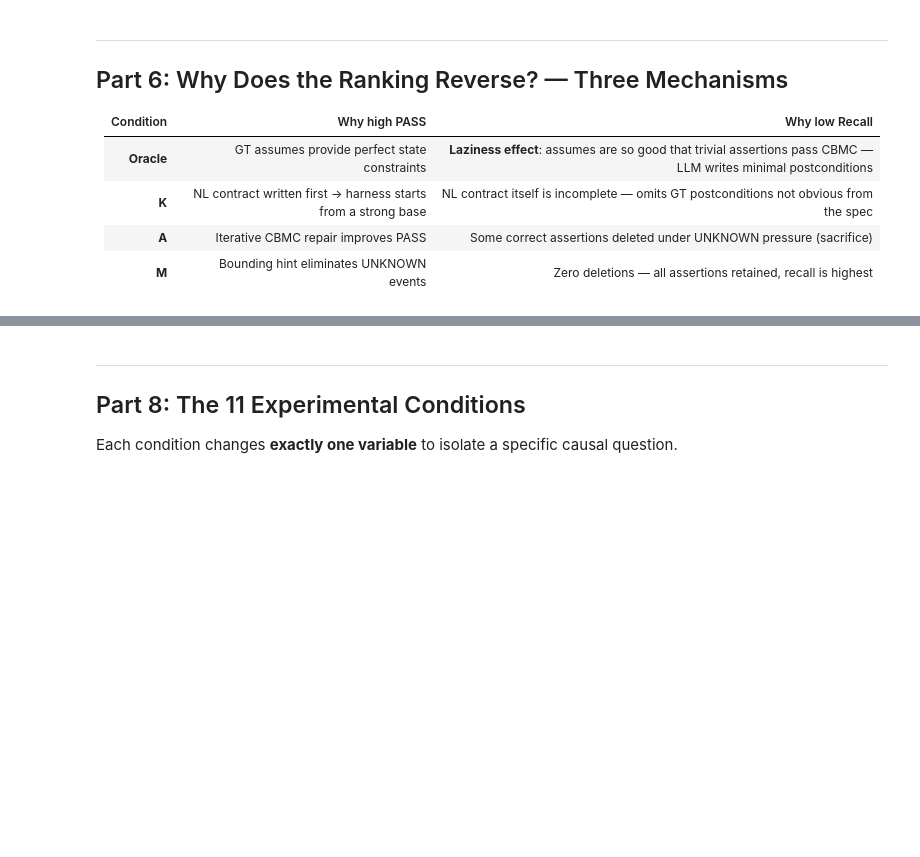
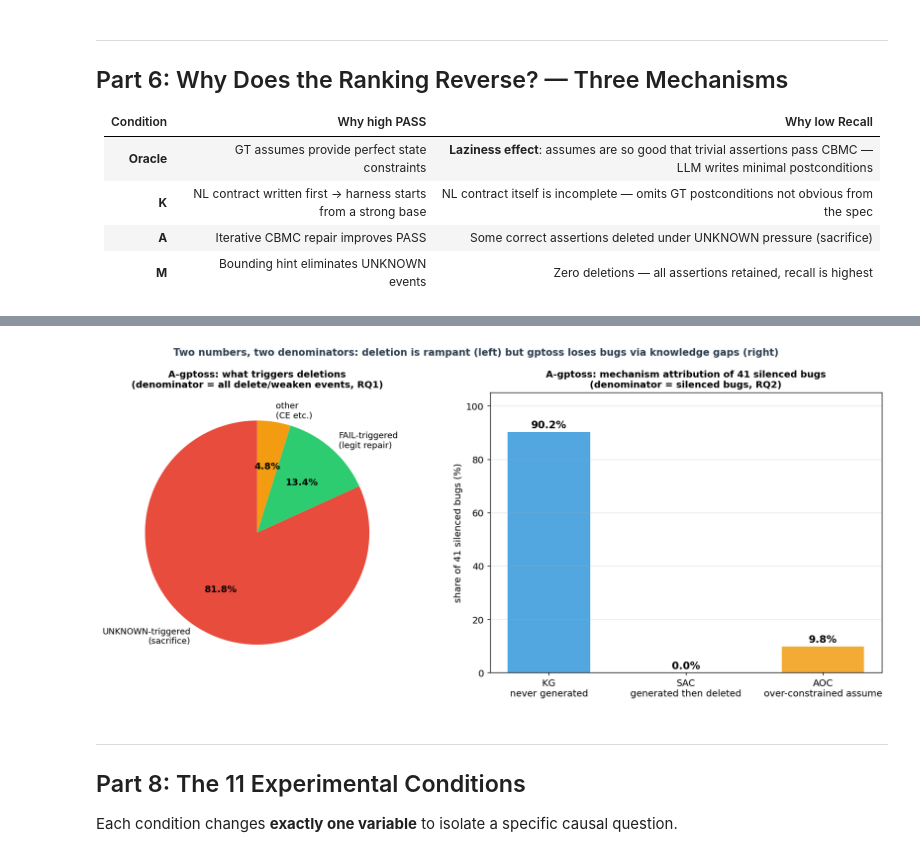
Before and after one commit to LukeW1999/LLM4Harness, a Jupyter notebook: experiment_explainer_en.ipynb, the cells around one changed output, grey strips where cells are left out. Drawn from its saved outputs; the diff is of its cells as text; code cells hidden in the pictures; blank space fills up the shorter version.

```diff
--- a/experiment_explainer_en.ipynb
+++ b/experiment_explainer_en.ipynb
@@ -383,51 +439,32 @@ These are **not contradictory** — they measure two different gaps with differe
 # %%
 fig, axes = plt.subplots(1, 2, figsize=(14, 6))
 
-# Left: what triggers deletions (sacrifice ratio denominator = ALL deletions)
 ax = axes[0]
-labels_l = ['UNKNOWN-triggered\n(Sacrifice)', 'FAIL-triggered\n(Legitimate fix)', 'COMPILE_ERROR-triggered']
-sizes_l = [92.3, 4.8, 2.9]
-colors_l = ['#e74c3c', '#2ecc71', '#f39c12']
-wedges, texts, autotexts = ax.pie(sizes_l, labels=labels_l, colors=colors_l,
-                                   autopct='%1.1f%%', startangle=90,
-                                   textprops={'fontsize': 10})
-for at in autotexts:
-    at.set_fontsize(11); at.set_fontweight('bold')
-ax.set_title('Condition A: what triggers deletions?\n(denominator = ALL deletions)',
+labels = ['UNKNOWN-triggered\n(sacrifice)', 'FAIL-triggered\n(legit repair)', 'other\n(CE etc.)']
+sizes = [81.8, 13.4, 4.8]
+colors = ['#e74c3c', '#2ecc71', '#f39c12']
+w, t, at = ax.pie(sizes, labels=labels, colors=colors, autopct='%1.1f%%',
+                  startangle=90, textprops={'fontsize': 10})
+for a in at: a.set_fontsize(11); a.set_fontweight('bold')
+ax.set_title('A-gptoss: what triggers deletions\n(denominator = all delete/weaken events, RQ1)',
              fontsize=11, fontweight='bold')
 
-# Right: where do GT misses come from (97% denominator = GT missed assertions)
 ax = axes[1]
-cats = ['Never generated\n(knowledge gap, 97%)',
-        'Deleted sacrifice\n(active removal, 2.5%)',
-        'Other/unclear\n(0.5%)']
-vals = [97.0, 2.5, 0.5]
-bar_colors = ['#3498db', '#e74c3c', '#bdc3c7']
-bars = ax.bar(cats, vals, color=bar_colors, alpha=0.85, width=0.6)
-for bar, v in zip(bars, vals):
-    ax.text(bar.get_x() + bar.get_width()/2, bar.get_height() + 0.5,
-            f'{v}%', ha='center', fontweight='bold', fontsize=12)
-ax.set_ylabel('Fraction (%)')
-ax.set_title('Origin of 198 missed GT assertions\n(denominator = GT missed assertions)',
+cats = ['KG\nnever generated', 'SAC\ngenerated then deleted', 'AOC\nover-constrained assume']
+vals = [90.2, 0.0, 9.8]
+bars = ax.bar(cats, vals, color=['#3498db', '#e74c3c', '#f39c12'], alpha=0.85, width=0.6)
+for b, v in zip(bars, vals):
+    ax.text(b.get_x() + b.get_width()/2, v + 1.5, f'{v}%', ha='center', fontweight='bold', fontsize=12)
+ax.set_ylabel('share of 41 silenced bugs (%)'); ax.set_ylim(0, 105)
+ax.set_title('A-gptoss: mechanism attribution of 41 silenced bugs\n(denominator = silenced bugs, RQ2)',
              fontsize=11, fontweight='bold')
-ax.set_ylim(0, 108)
 ax.grid(True, alpha=0.3, axis='y')
 
-fig.suptitle(
-    'Two numbers, two denominators, two independent gaps\n'
-    '92.3% sacrifice = "when the LLM deletes, it is almost always due to UNKNOWN"\n'
-    '97% never-generated = "most GT misses are assertions the LLM never knew to write"',
-    fontsize=11, fontweight='bold', color='#2c3e50'
-)
-plt.tight_layout()
-plt.show()
-
-print()
-print('Key insight:')
-print('  Sacrifice ratio = regression gap: how much the LLM degrades from its own best state')
-print('  97% never-generated = quantity gap: how much the LLM never knew to write')
-print('  Evidence for sacrifice as regression: H vs A recall gap (Δ=5.6pp, p=0.026*)')
-print('  Same PASS rate, different prompt strategy → measurably different recall')
+fig.suptitle('Two numbers, two denominators: deletion is rampant (left) but gptoss loses bugs via knowledge gaps (right)',
+             fontsize=11.5, fontweight='bold', color='#2c3e50')
+plt.tight_layout(); plt.show()
+# %% [output]
+[figure, added]
 # %% [markdown]
 ---
 ## Part 8: The 11 Experimental Conditions
```
Also changed, not shown: parts of 40 cells of this notebook, 1 other file.
